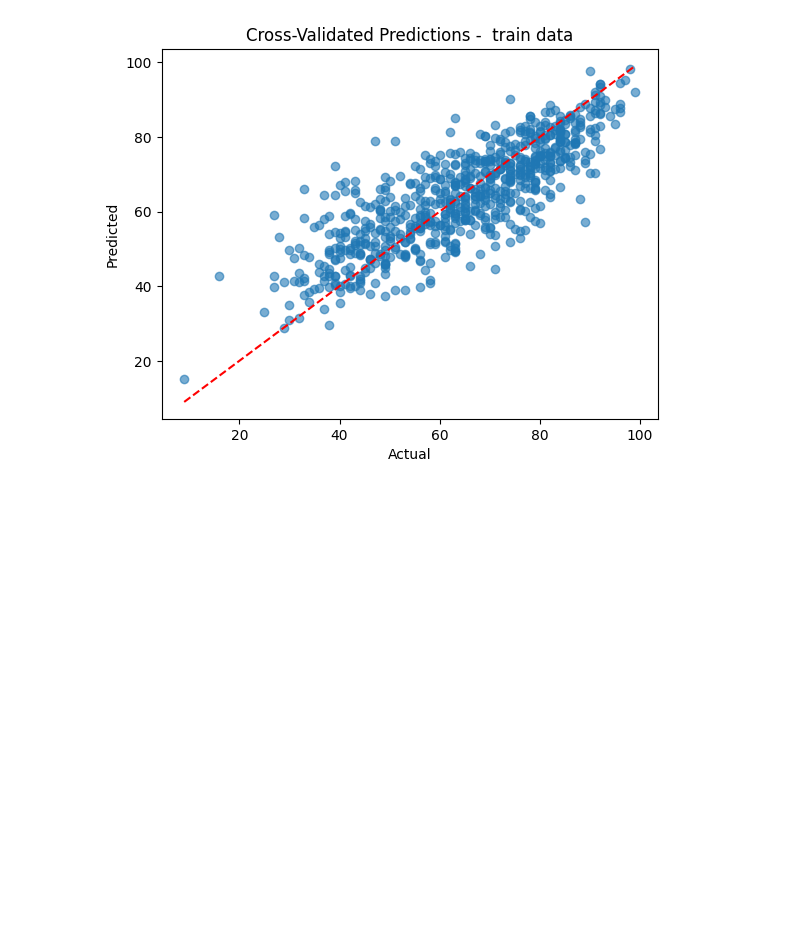
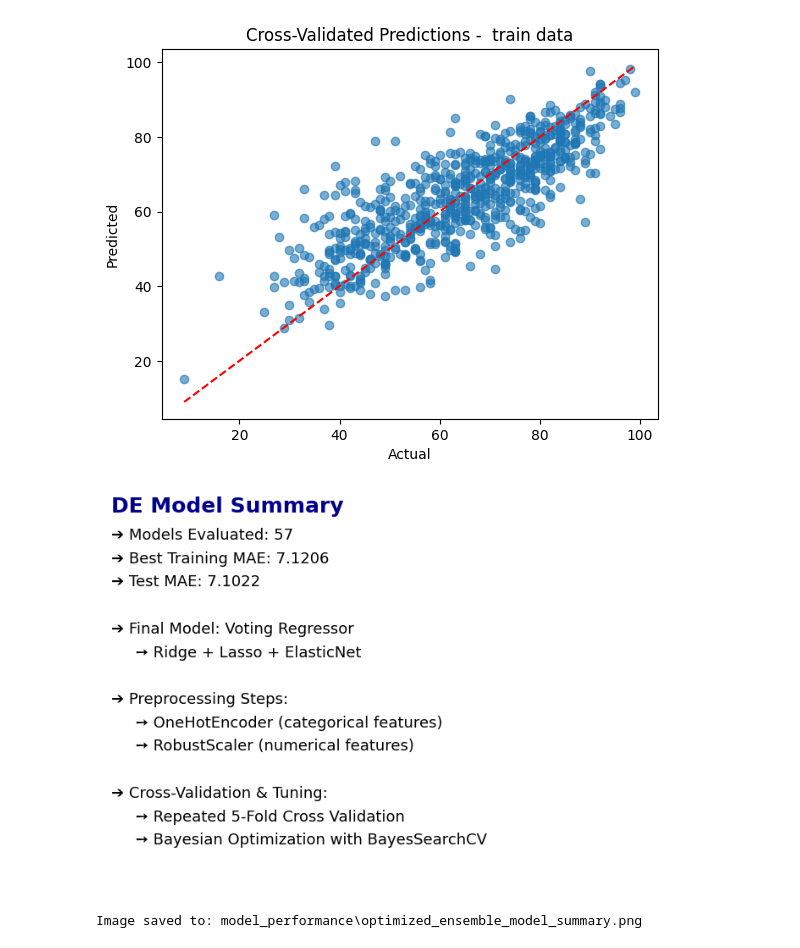
Before and after one commit to ShailKPatel/SmartSell, a Jupyter notebook: SubjectModels/de_model/de_model_test_eval.ipynb, the cells around one changed output. Saved outputs shown, nothing was run; the diff lists cells and outputs as text; code cells hidden in the pictures; blank space fills up the shorter version.

```diff
--- a/SubjectModels/de_model/de_model_test_eval.ipynb
+++ b/SubjectModels/de_model/de_model_test_eval.ipynb
@@ -332,3 +333,50 @@ plt.savefig("model_performance/de_cv_predictions.png", dpi=300)
 plt.show()
 # %% [output]
 [figure]
+# %%
+import matplotlib.pyplot as plt
+import os
+
+# Ensure the output directory exists
+os.makedirs("model_performance", exist_ok=True)
+
+# Create the figure and axis
+fig, ax = plt.subplots(figsize=(10, 6))
+ax.axis("off")
+
+# Title and content text
+title = "DE Model Summary"
+content_lines = [
+    "➔ Models Evaluated: 57",
+    "➔ Best Training MAE: 7.1206",
+    "➔ Test MAE: 7.1022",
+    "",
+    "➔ Final Model: Voting Regressor",
+    "     ➙ Ridge + Lasso + ElasticNet",
+    "",
+    "➔ Preprocessing Steps:",
+    "     ➙ OneHotEncoder (categorical features)",
+    "     ➙ RobustScaler (numerical features)",
+    "",
+    "➔ Cross-Validation & Tuning:",
+    "     ➙ Repeated 5-Fold Cross Validation",
+    "     ➙ Bayesian Optimization with BayesSearchCV",
+]
+
+# Add title and content to the plot
+ax.text(0.01, 1.00, title, fontsize=18, fontweight="bold", verticalalignment="top", color="darkblue")
+for i, line in enumerate(content_lines):
+    ax.text(0.01, 0.92 - i * 0.06, line, fontsize=13, verticalalignment="top", color="black")
+
+# Define the output file name and path
+output_file = "optimized_ensemble_model_summary.png"
+output_path = os.path.join("model_performance", output_file)
+
+# Save and display the figure
+plt.savefig(output_path, bbox_inches="tight", dpi=300)
+plt.show()
+
+print(f"Image saved to: {output_path}")
+# %% [output]
+[figure, added]
+Image saved to: model_performance\optimized_ensemble_model_summary.png
```
Also changed, not shown: parts of 4 cells of this notebook, 6 other files.
